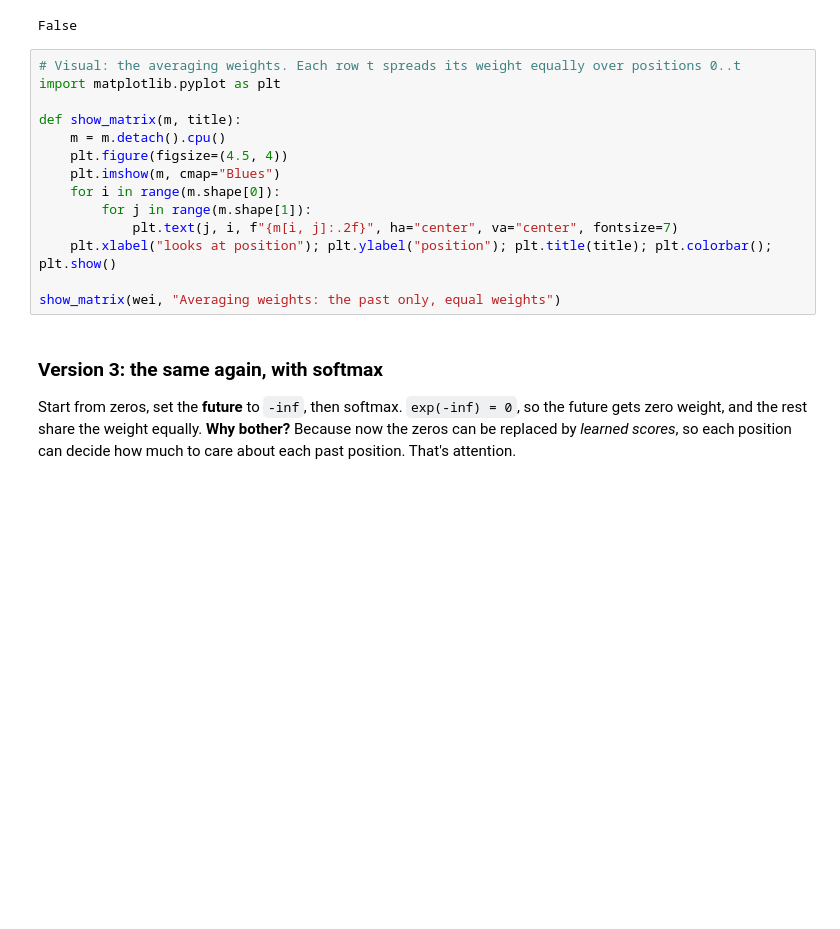
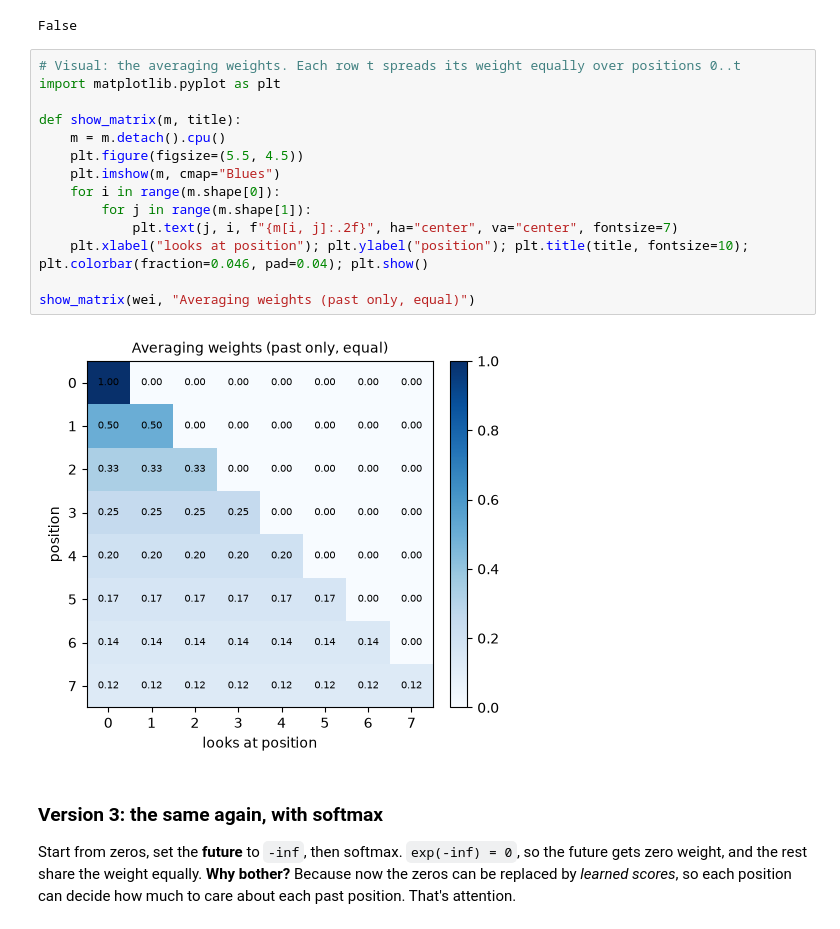
Before and after one commit to ndim-labs/p1-gpt-from-scratch, a Jupyter notebook: 1.0-preparation/gpt_dev.ipynb, the cells around one changed output. Saved outputs shown, nothing was run; the diff lists cells and outputs as text; blank space fills up the shorter version.

Commit message:
1.0: embed executed outputs and charts in notebook; add charts to README

```diff
--- a/1.0-preparation/gpt_dev.ipynb
+++ b/1.0-preparation/gpt_dev.ipynb
@@ -541,17 +556,19 @@ False
 # %%
 # Visual: the averaging weights. Each row t spreads its weight equally over positions 0..t
 import matplotlib.pyplot as plt
 
 def show_matrix(m, title):
     m = m.detach().cpu()
-    plt.figure(figsize=(4.5, 4))
+    plt.figure(figsize=(5.5, 4.5))
     plt.imshow(m, cmap="Blues")
     for i in range(m.shape[0]):
         for j in range(m.shape[1]):
             plt.text(j, i, f"{m[i, j]:.2f}", ha="center", va="center", fontsize=7)
-    plt.xlabel("looks at position"); plt.ylabel("position"); plt.title(title); plt.colorbar(); plt.show()
+    plt.xlabel("looks at position"); plt.ylabel("position"); plt.title(title, fontsize=10); plt.colorbar(fraction=0.046, pad=0.04); plt.show()
 
-show_matrix(wei, "Averaging weights: the past only, equal weights")
+show_matrix(wei, "Averaging weights (past only, equal)")
+# %% [output]
+[figure, added]
 # %% [markdown]
 ### Version 3: the same again, with softmax
 Start from zeros, set the **future** to `-inf`, then softmax. `exp(-inf) = 0`, so the future gets zero weight, and the rest share the weight equally.
```
Also changed, not shown: parts of 12 cells of this notebook, 7 other files.
